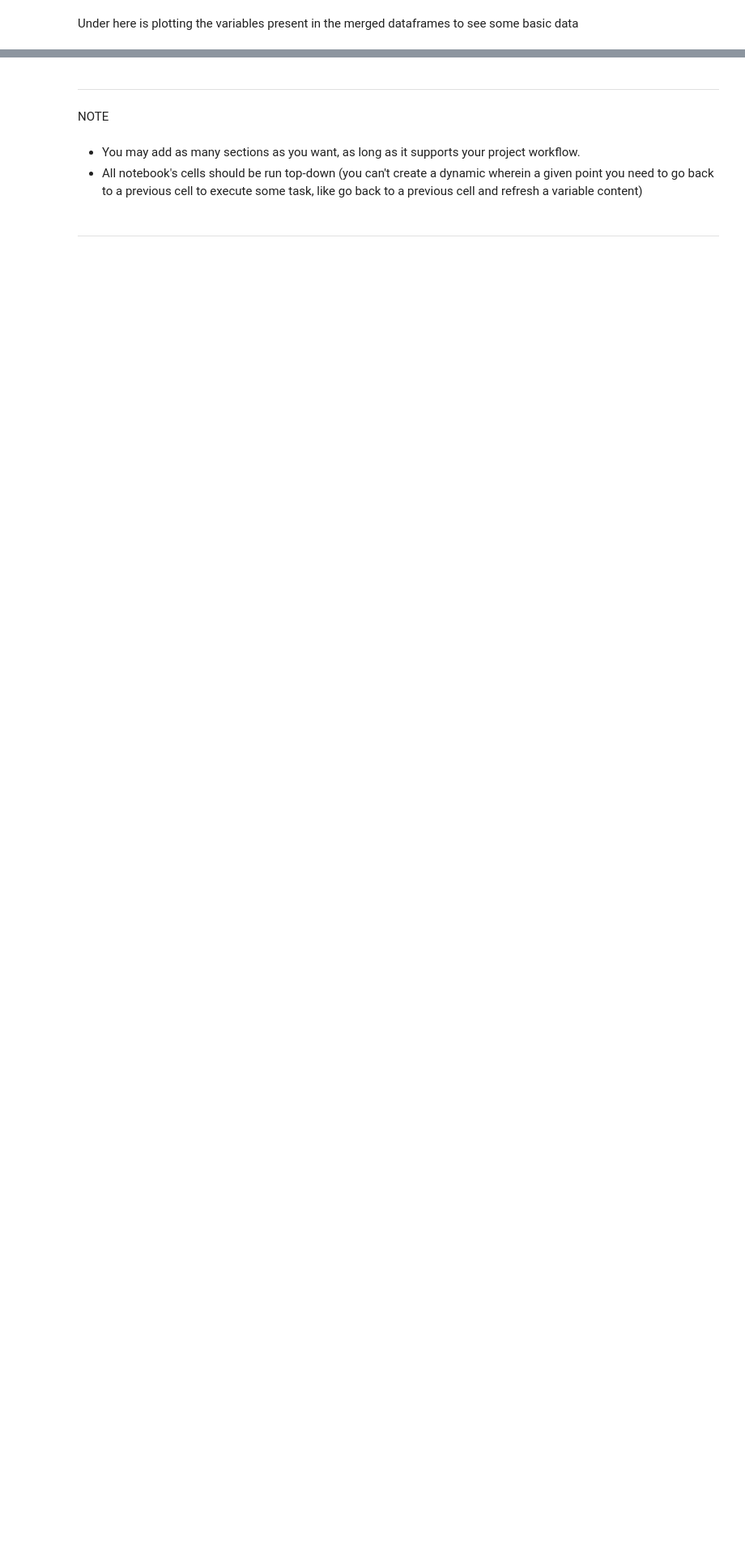
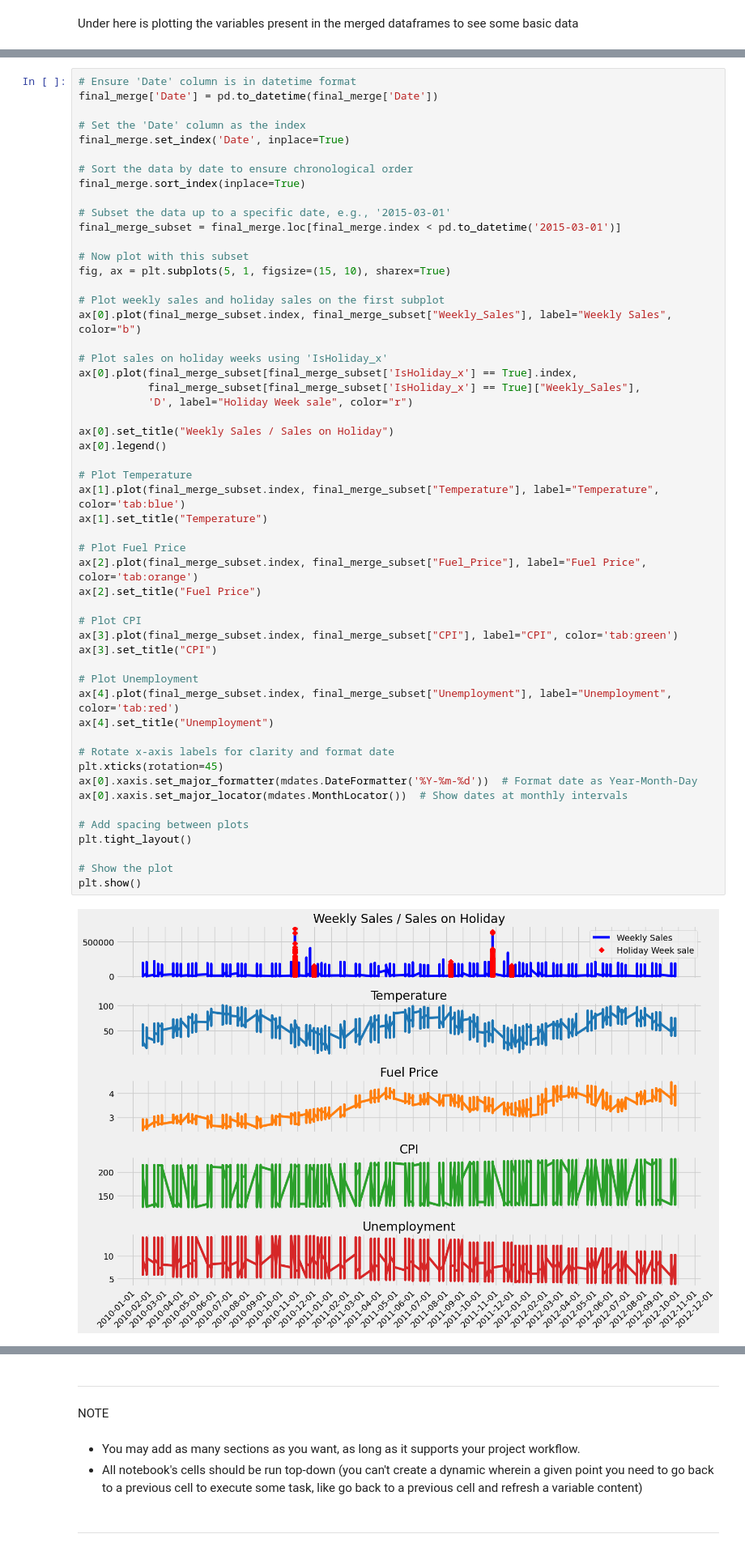
Before and after one commit to Hasnain-S1/hackathon-1, a Jupyter notebook: jupyter_notebooks/Notebook_Template.ipynb, the cells around one changed output, grey strips where cells are left out. Shown at 81% size. Drawn from its saved outputs; the diff is of its cells as text; blank space fills up the shorter version.

```diff
--- a/jupyter_notebooks/Notebook_Template.ipynb
+++ b/jupyter_notebooks/Notebook_Template.ipynb
@@ -315,0 +324,55 @@ plt.show()
+# %%
+# Ensure 'Date' column is in datetime format
+final_merge['Date'] = pd.to_datetime(final_merge['Date'])
+
+# Set the 'Date' column as the index
+final_merge.set_index('Date', inplace=True)
+
+# Sort the data by date to ensure chronological order
+final_merge.sort_index(inplace=True)
+
+# Subset the data up to a specific date, e.g., '2015-03-01'
+final_merge_subset = final_merge.loc[final_merge.index < pd.to_datetime('2015-03-01')]
+
+# Now plot with this subset
+fig, ax = plt.subplots(5, 1, figsize=(15, 10), sharex=True)
+
+# Plot weekly sales and holiday sales on the first subplot
+ax[0].plot(final_merge_subset.index, final_merge_subset["Weekly_Sales"], label="Weekly Sales", color="b")
+
+# Plot sales on holiday weeks using 'IsHoliday_x'
+ax[0].plot(final_merge_subset[final_merge_subset['IsHoliday_x'] == True].index,
+           final_merge_subset[final_merge_subset['IsHoliday_x'] == True]["Weekly_Sales"],
+           'D', label="Holiday Week sale", color="r")
+
+ax[0].set_title("Weekly Sales / Sales on Holiday")
+ax[0].legend()
+
+# Plot Temperature
+ax[1].plot(final_merge_subset.index, final_merge_subset["Temperature"], label="Temperature", color='tab:blue')
+ax[1].set_title("Temperature")
+
+# Plot Fuel Price
+ax[2].plot(final_merge_subset.index, final_merge_subset["Fuel_Price"], label="Fuel Price", color='tab:orange')
+ax[2].set_title("Fuel Price")
+
+# Plot CPI
+ax[3].plot(final_merge_subset.index, final_merge_subset["CPI"], label="CPI", color='tab:green')
+ax[3].set_title("CPI")
+
+# Plot Unemployment
+ax[4].plot(final_merge_subset.index, final_merge_subset["Unemployment"], label="Unemployment", color='tab:red')
+ax[4].set_title("Unemployment")
+
+# Rotate x-axis labels for clarity and format date
+plt.xticks(rotation=45)
+ax[0].xaxis.set_major_formatter(mdates.DateFormatter('%Y-%m-%d'))  # Format date as Year-Month-Day
+ax[0].xaxis.set_major_locator(mdates.MonthLocator())  # Show dates at monthly intervals
+
+# Add spacing between plots
+plt.tight_layout()
+
+# Show the plot
+plt.show()
+# %% [output]
+[figure, added]
```
Also changed, not shown: parts of 6 cells of this notebook.
